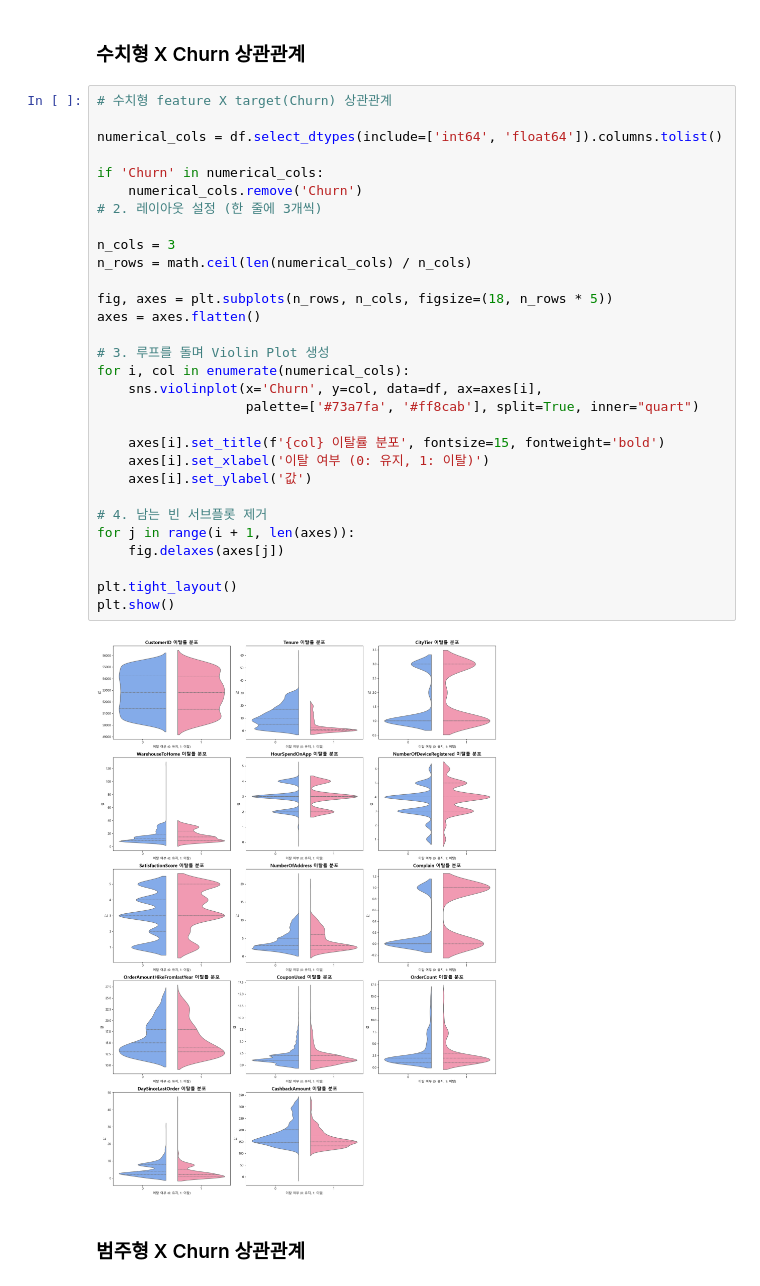
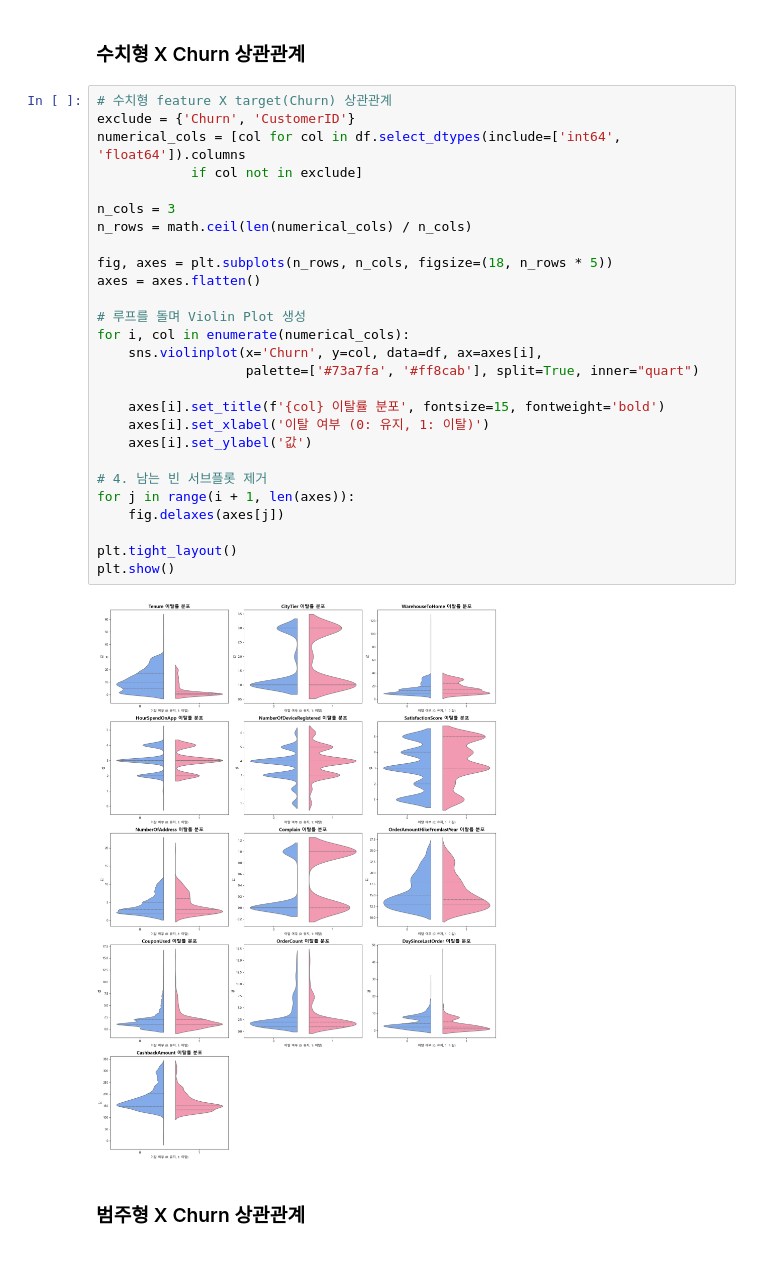
Before and after one commit to SKNETWORKS-FAMILY-AICAMP/SKN28-2nd-4Team, a Jupyter notebook: back_research/전하영/EDA.ipynb, the cells around one changed output. Saved outputs shown, nothing was run; the diff lists cells and outputs as text.

```diff
--- a/back_research/전하영/EDA.ipynb
+++ b/back_research/전하영/EDA.ipynb
@@ -363,36 +388,33 @@ display(pd.DataFrame(rows).set_index("피처")
 ### 수치형 X Churn 상관관계
 # %%
 # 수치형 feature X target(Churn) 상관관계
-
-numerical_cols = df.select_dtypes(include=['int64', 'float64']).columns.tolist()
-
-if 'Churn' in numerical_cols:
-    numerical_cols.remove('Churn')
-# 2. 레이아웃 설정 (한 줄에 3개씩)
+exclude = {'Churn', 'CustomerID'}
+numerical_cols = [col for col in df.select_dtypes(include=['int64', 'float64']).columns
+            if col not in exclude]
 
 n_cols = 3
 n_rows = math.ceil(len(numerical_cols) / n_cols)
 
 fig, axes = plt.subplots(n_rows, n_cols, figsize=(18, n_rows * 5))
 axes = axes.flatten()
 
-# 3. 루프를 돌며 Violin Plot 생성
+# 루프를 돌며 Violin Plot 생성
 for i, col in enumerate(numerical_cols):
     sns.violinplot(x='Churn', y=col, data=df, ax=axes[i],
                    palette=['#73a7fa', '#ff8cab'], split=True, inner="quart")
 
     axes[i].set_title(f'{col} 이탈률 분포', fontsize=15, fontweight='bold')
     axes[i].set_xlabel('이탈 여부 (0: 유지, 1: 이탈)')
     axes[i].set_ylabel('값')
 
 # 4. 남는 빈 서브플롯 제거
 for j in range(i + 1, len(axes)):
     fig.delaxes(axes[j])
 
 plt.tight_layout()
 plt.show()
 # %% [output]
-[figure, old version]
+[figure, new version]
 # %% [markdown]
 ### 범주형 X Churn 상관관계
 # %%
```
Also changed, not shown: parts of 6 cells of this notebook.
